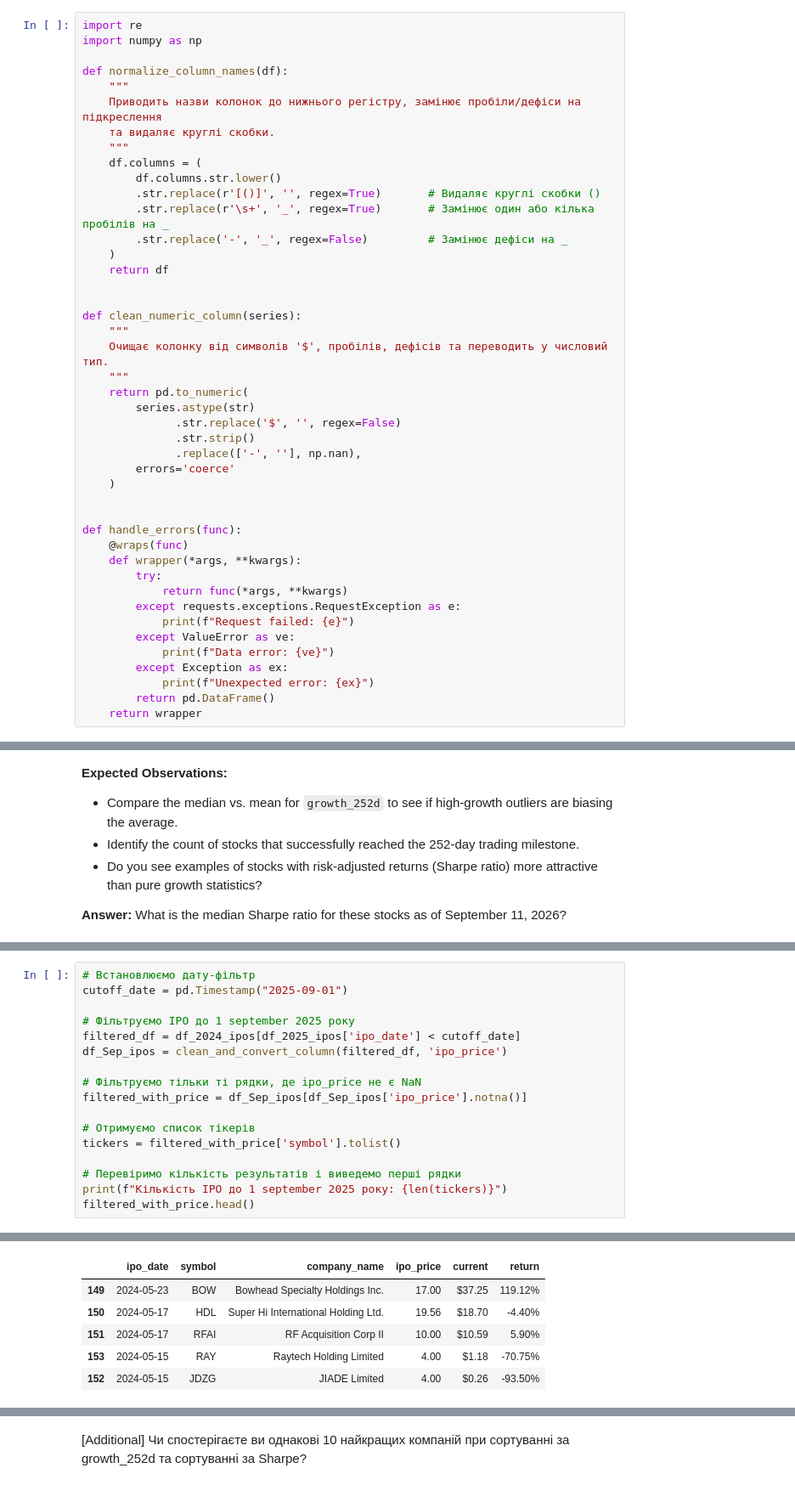
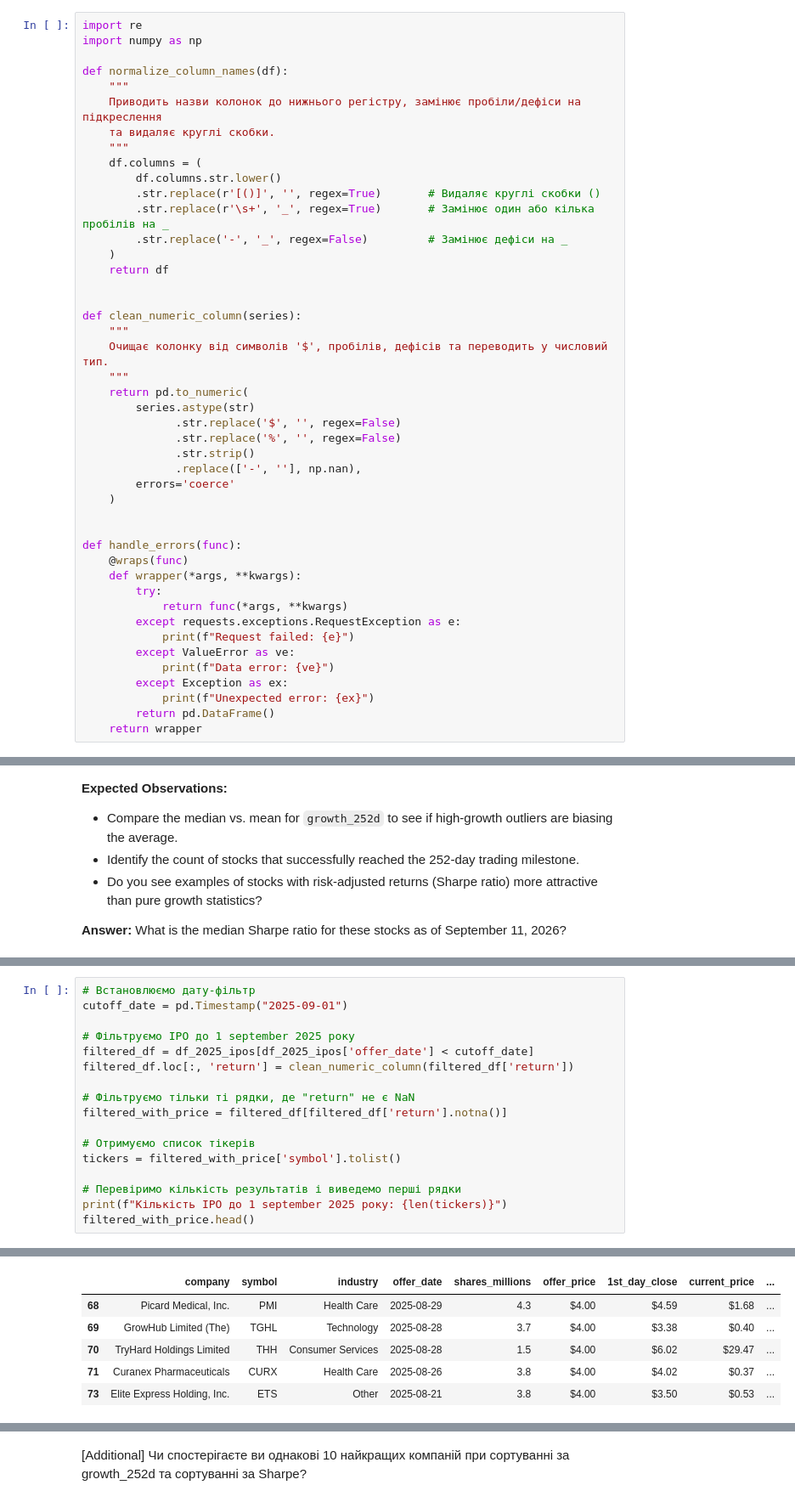
Before and after one commit to Jaguar838/stock-markets-analytics-zoomcamp, a Jupyter notebook: cohorts/2026/hw2.ipynb, the cells around one changed output, grey strips where cells are left out. Shown at 85% size. Saved outputs shown, nothing was run; the diff lists cells and outputs as text.

```diff
--- a/cohorts/2026/hw2.ipynb
+++ b/cohorts/2026/hw2.ipynb
@@ -76,6 +76,7 @@ def clean_numeric_column(series):
     return pd.to_numeric(
         series.astype(str)
               .str.replace('$', '', regex=False)
+              .str.replace('%', '', regex=False)
               .str.strip()
               .replace(['-', ''], np.nan),
         errors='coerce'
@@ -411,11 +452,11 @@ memory usage: 12.3+ KB
 cutoff_date = pd.Timestamp("2025-09-01")
 
 # Фільтруємо IPO до 1 september 2025 року
-filtered_df = df_2024_ipos[df_2025_ipos['ipo_date'] < cutoff_date]
-df_Sep_ipos = clean_and_convert_column(filtered_df, 'ipo_price')
+filtered_df = df_2025_ipos[df_2025_ipos['offer_date'] < cutoff_date]
+filtered_df.loc[:, 'return'] = clean_numeric_column(filtered_df['return'])
 
-# Фільтруємо тільки ті рядки, де ipo_price не є NaN
-filtered_with_price = df_Sep_ipos[df_Sep_ipos['ipo_price'].notna()]
+# Фільтруємо тільки ті рядки, де "return" не є NaN
+filtered_with_price = filtered_df[filtered_df['return'].notna()]
 
 # Отримуємо список тікерів
 tickers = filtered_with_price['symbol'].tolist()
@@ -428,6 +469,6 @@ filtered_with_price.head()
-|  | ipo_date | symbol | company_name | ipo_price | current | return |
-| 149 | 2024-05-23 | BOW | Bowhead Specialty Holdings Inc. | 17.00 | $37.25 | 119.12% |
-| 150 | 2024-05-17 | HDL | Super Hi International Holding Ltd. | 19.56 | $18.70 | -4.40% |
-| 151 | 2024-05-17 | RFAI | RF Acquisition Corp II | 10.00 | $10.59 | 5.90% |
-| 153 | 2024-05-15 | RAY | Raytech Holding Limited | 4.00 | $1.18 | -70.75% |
-| 152 | 2024-05-15 | JDZG | JIADE Limited | 4.00 | $0.26 | -93.50% |
+|  | company | symbol | industry | offer_date | shares_millions | offer_price | 1st_day_close | current_price | ... |
+| 68 | Picard Medical, Inc. | PMI | Health Care | 2025-08-29 | 4.3 | $4.00 | $4.59 | $1.68 | ... |
+| 69 | GrowHub Limited (The) | TGHL | Technology | 2025-08-28 | 3.7 | $4.00 | $3.38 | $0.40 | ... |
+| 70 | TryHard Holdings Limited | THH | Consumer Services | 2025-08-28 | 1.5 | $4.00 | $6.02 | $29.47 | ... |
+| 71 | Curanex Pharmaceuticals | CURX | Health Care | 2025-08-26 | 3.8 | $4.00 | $4.02 | $0.37 | ... |
+| 73 | Elite Express Holding, Inc. | ETS | Other | 2025-08-21 | 3.8 | $4.00 | $3.50 | $0.53 | ... |
```
Also changed, not shown: parts of 24 cells of this notebook.
